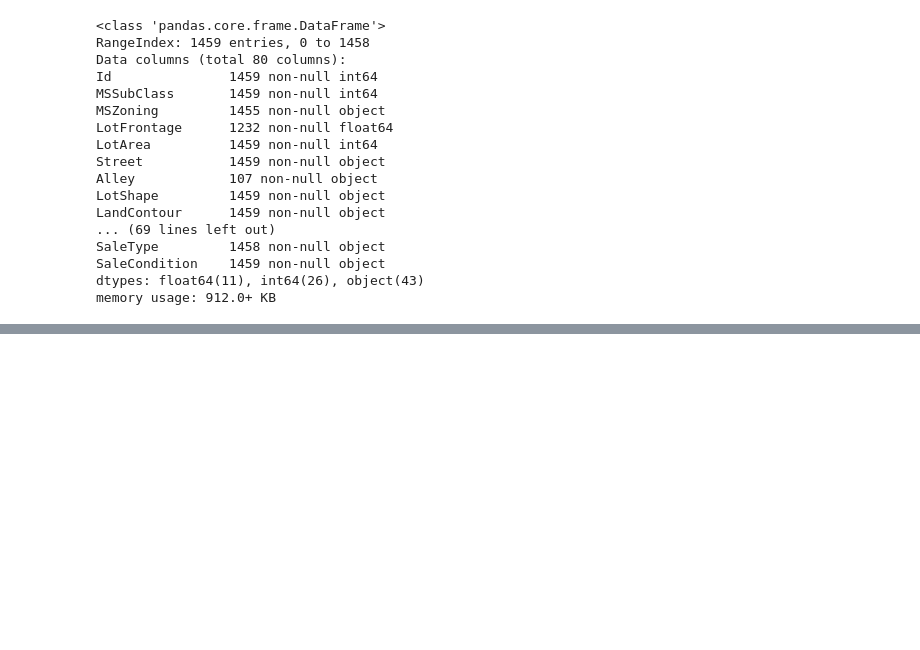
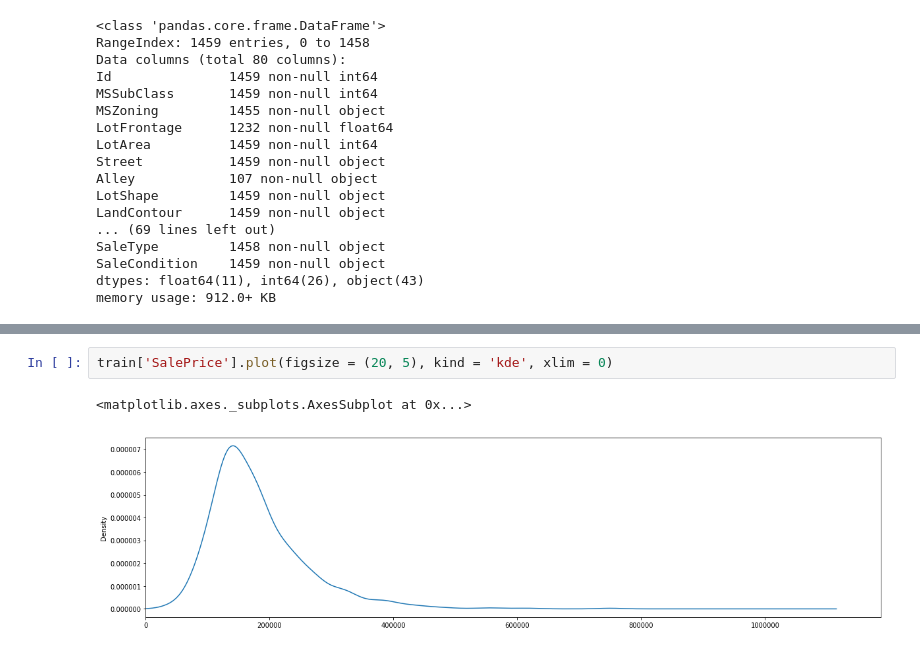
Before and after one commit to gjustin40/Kaggle, a Jupyter notebook: House-Prices/House_prices.ipynb, the cells around one changed output, grey strips where cells are left out. Saved outputs shown, nothing was run; the diff lists cells and outputs as text; blank space fills up the shorter version.

```diff
--- a/House-Prices/House_prices.ipynb
+++ b/House-Prices/House_prices.ipynb
@@ -96,0 +144,5 @@ memory usage: 912.0+ KB
+# %%
+train['SalePrice'].plot(figsize = (20, 5), kind = 'kde', xlim = 0)
+# %% [output]
+<matplotlib.axes._subplots.AxesSubplot at 0x...>
+[figure, added]
```
Also changed, not shown: parts of 22 cells of this notebook.
